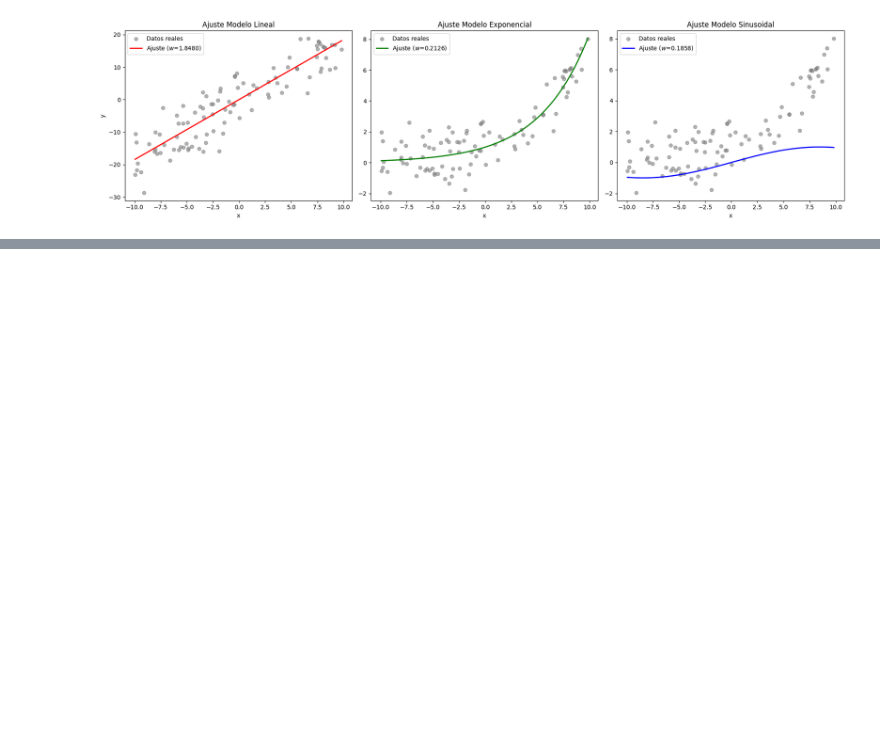
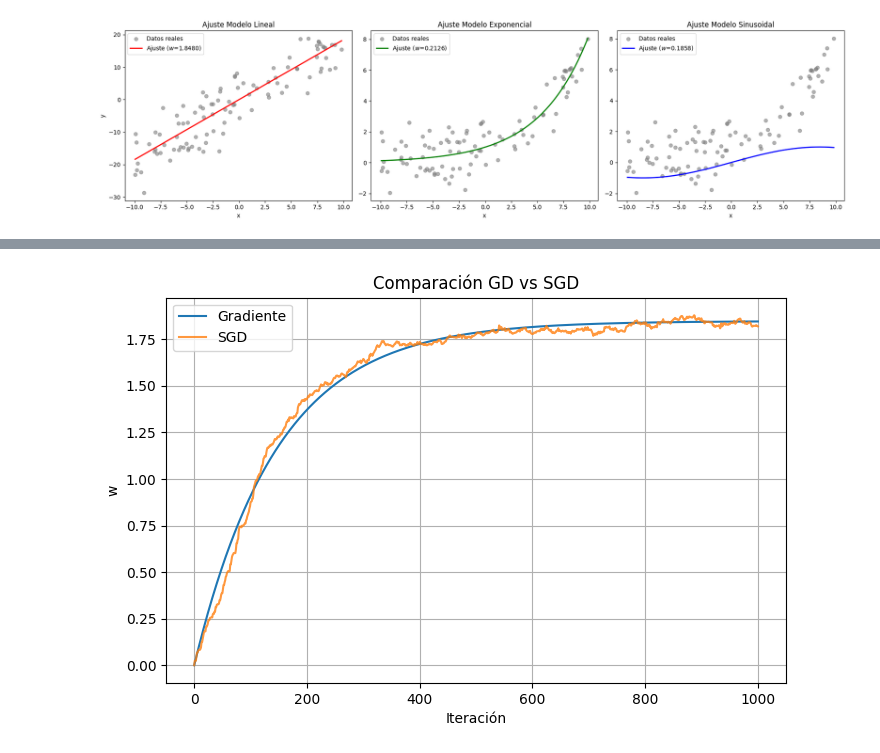
Before and after one commit to Agus1441/Calculo_Aplicado_Tarea_2, a Jupyter notebook: project.ipynb, the cells around one changed output, grey strips where cells are left out. Saved outputs shown, nothing was run; the diff lists cells and outputs as text; code cells hidden in the pictures; blank space fills up the shorter version.

```diff
--- a/project.ipynb
+++ b/project.ipynb
@@ -497,0 +548,61 @@ plt.show()
+# %%
+# Comparación de resultados entre descenso de gradiente y SGD
+
+def gd(modelo, dmodelo, df, w0, lr, max_iter=1000):
+    x_data = df["x"].values
+    y_data = df["y"].values
+    wn = w0
+
+    historia = []
+    historia.append(wn)
+
+    for iteraciones in range(max_iter):
+        prediccion = modelo(x_data, wn)
+        error = prediccion - y_data
+
+        gradiente = np.mean(2 * error * dmodelo(x_data, wn))
+
+        wn = wn - lr * gradiente
+        historia.append(wn)
+    return wn, historia
+
+def sgd(modelo, dmodelo, df, w0, lr, max_iter=1000):
+    x_data = df["x"].values
+    y_data = df["y"].values
+
+    wn = w0
+    historia = []
+    historia.append(wn)
+
+    for iteraciones in range(max_iter):
+        idx = np.random.randint(0, len(x_data))
+        xi = x_data[idx]
+        yi = y_data[idx]
+
+        prediccion = modelo(xi, wn)
+        error = prediccion - yi
+
+        gradiente = 2 * error * dmodelo(xi, wn)
+
+        wn = wn - lr * gradiente
+        historia.append(wn)
+
+    return wn, historia
+
+w_gd, hist_gd = gd(modelo_lineal,dmodelo_lineal,df_linear,w0=0,lr=0.0001)
+w_sgd, hist_sgd = sgd(modelo_lineal,dmodelo_lineal,df_linear,w0=0,lr=0.0001)
+
+plt.figure(figsize=(8,5))
+
+plt.plot(hist_gd, label="Gradiente")
+plt.plot(hist_sgd, label="SGD", alpha=0.8)
+
+plt.xlabel("Iteración")
+plt.ylabel("w")
+plt.title("Comparación GD vs SGD")
+plt.legend()
+plt.grid(True)
+
+plt.show()
+# %% [output]
+[figure, added]
```
Also changed, not shown: parts of 4 cells of this notebook.
